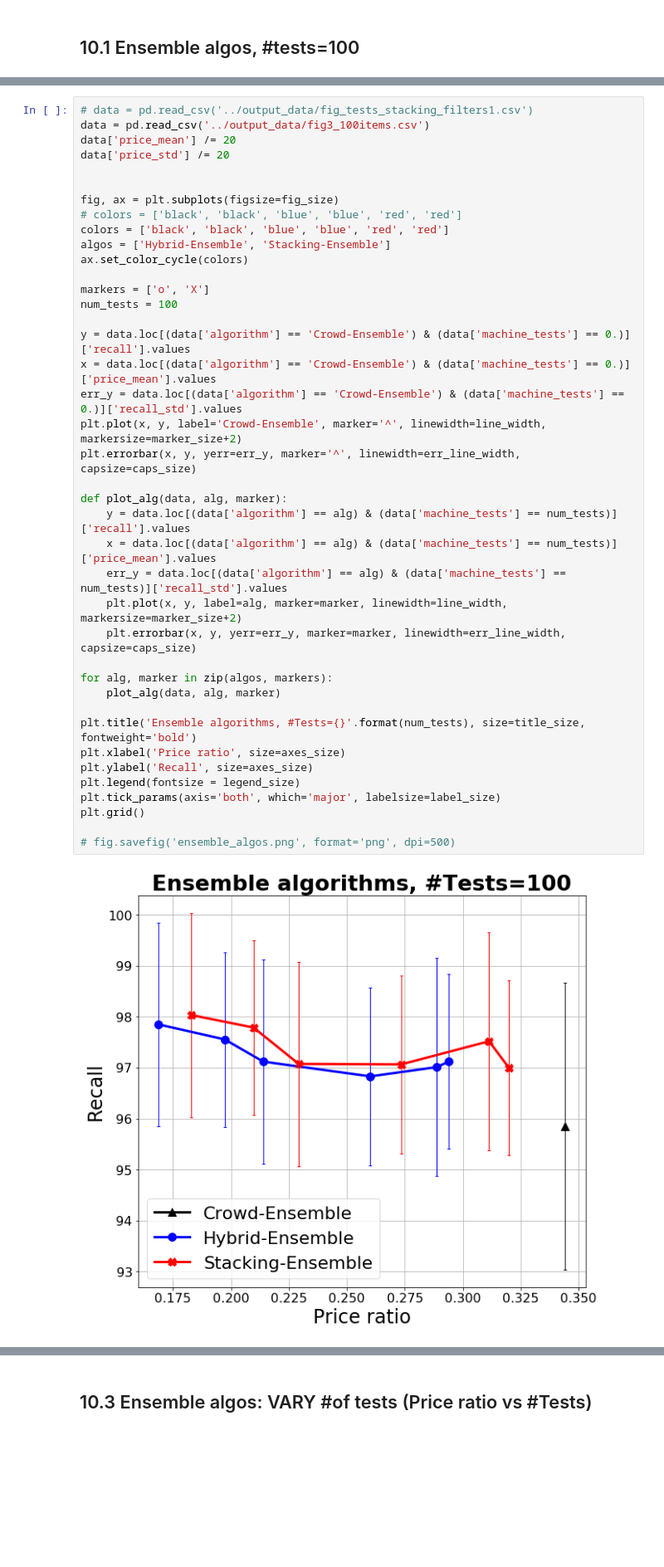
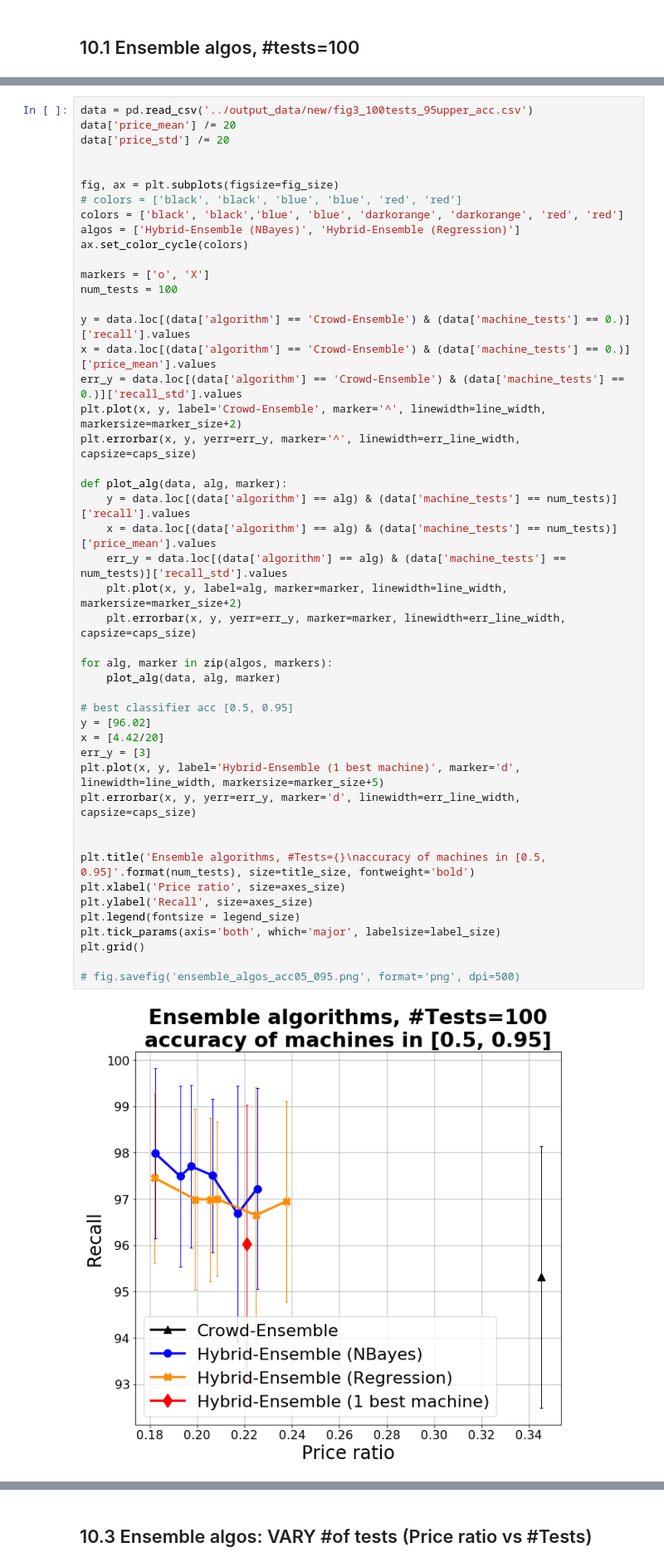
Before and after one commit to Evgeneus/crowd-machine-collaboration-for-item-screening, a Jupyter notebook: data/visualisation_scripts/ hybrid_algorithm_evaluation.ipynb, the cells around one changed output, grey strips where cells are left out. Shown at 83% size. Saved outputs shown, nothing was run; the diff lists cells and outputs as text; blank space fills up the shorter version.

Commit message:
charts/ fig3 b c

```diff
--- a/data/visualisation_scripts/ hybrid_algorithm_evaluation.ipynb
+++ b/data/visualisation_scripts/ hybrid_algorithm_evaluation.ipynb
@@ -607,43 +609,50 @@ plt.grid()
 # %%
-# data = pd.read_csv('../output_data/fig_tests_stacking_filters1.csv')
-data = pd.read_csv('../output_data/fig3_100items.csv')
+data = pd.read_csv('../output_data/new/fig3_100tests_95upper_acc.csv')
 data['price_mean'] /= 20
 data['price_std'] /= 20
 
 
 fig, ax = plt.subplots(figsize=fig_size)
 # colors = ['black', 'black', 'blue', 'blue', 'red', 'red']
-colors = ['black', 'black', 'blue', 'blue', 'red', 'red']
-algos = ['Hybrid-Ensemble', 'Stacking-Ensemble']
+colors = ['black', 'black','blue', 'blue', 'darkorange', 'darkorange', 'red', 'red']
+algos = ['Hybrid-Ensemble (NBayes)', 'Hybrid-Ensemble (Regression)']
 ax.set_color_cycle(colors)
 
 markers = ['o', 'X']
 num_tests = 100
 
 y = data.loc[(data['algorithm'] == 'Crowd-Ensemble') & (data['machine_tests'] == 0.)]['recall'].values
 x = data.loc[(data['algorithm'] == 'Crowd-Ensemble') & (data['machine_tests'] == 0.)]['price_mean'].values
 err_y = data.loc[(data['algorithm'] == 'Crowd-Ensemble') & (data['machine_tests'] == 0.)]['recall_std'].values
 plt.plot(x, y, label='Crowd-Ensemble', marker='^', linewidth=line_width, markersize=marker_size+2)
 plt.errorbar(x, y, yerr=err_y, marker='^', linewidth=err_line_width, capsize=caps_size)
 
 def plot_alg(data, alg, marker):
     y = data.loc[(data['algorithm'] == alg) & (data['machine_tests'] == num_tests)]['recall'].values
     x = data.loc[(data['algorithm'] == alg) & (data['machine_tests'] == num_tests)]['price_mean'].values
     err_y = data.loc[(data['algorithm'] == alg) & (data['machine_tests'] == num_tests)]['recall_std'].values
     plt.plot(x, y, label=alg, marker=marker, linewidth=line_width, markersize=marker_size+2)
     plt.errorbar(x, y, yerr=err_y, marker=marker, linewidth=err_line_width, capsize=caps_size)
 
 for alg, marker in zip(algos, markers):
     plot_alg(data, alg, marker)
 
-plt.title('Ensemble algorithms, #Tests={}'.format(num_tests), size=title_size, fontweight='bold')
+# best classifier acc [0.5, 0.95]
+y = [96.02]
+x = [4.42/20]
+err_y = [3]
+plt.plot(x, y, label='Hybrid-Ensemble (1 best machine)', marker='d', linewidth=line_width, markersize=marker_size+5)
+plt.errorbar(x, y, yerr=err_y, marker='d', linewidth=err_line_width, capsize=caps_size)
+
+
+plt.title('Ensemble algorithms, #Tests={}\naccuracy of machines in [0.5, 0.95]'.format(num_tests), size=title_size, fontweight='bold')
 plt.xlabel('Price ratio', size=axes_size)
 plt.ylabel('Recall', size=axes_size)
 plt.legend(fontsize = legend_size)
 plt.tick_params(axis='both', which='major', labelsize=label_size)
 plt.grid()
 
-# fig.savefig('ensemble_algos.png', format='png', dpi=500)
+# fig.savefig('ensemble_algos_acc05_095.png', format='png', dpi=500)
 # %% [output]
-[figure, old version]
+[figure, new version]
 # %% [markdown]
```
Also changed, not shown: parts of 5 cells of this notebook.
